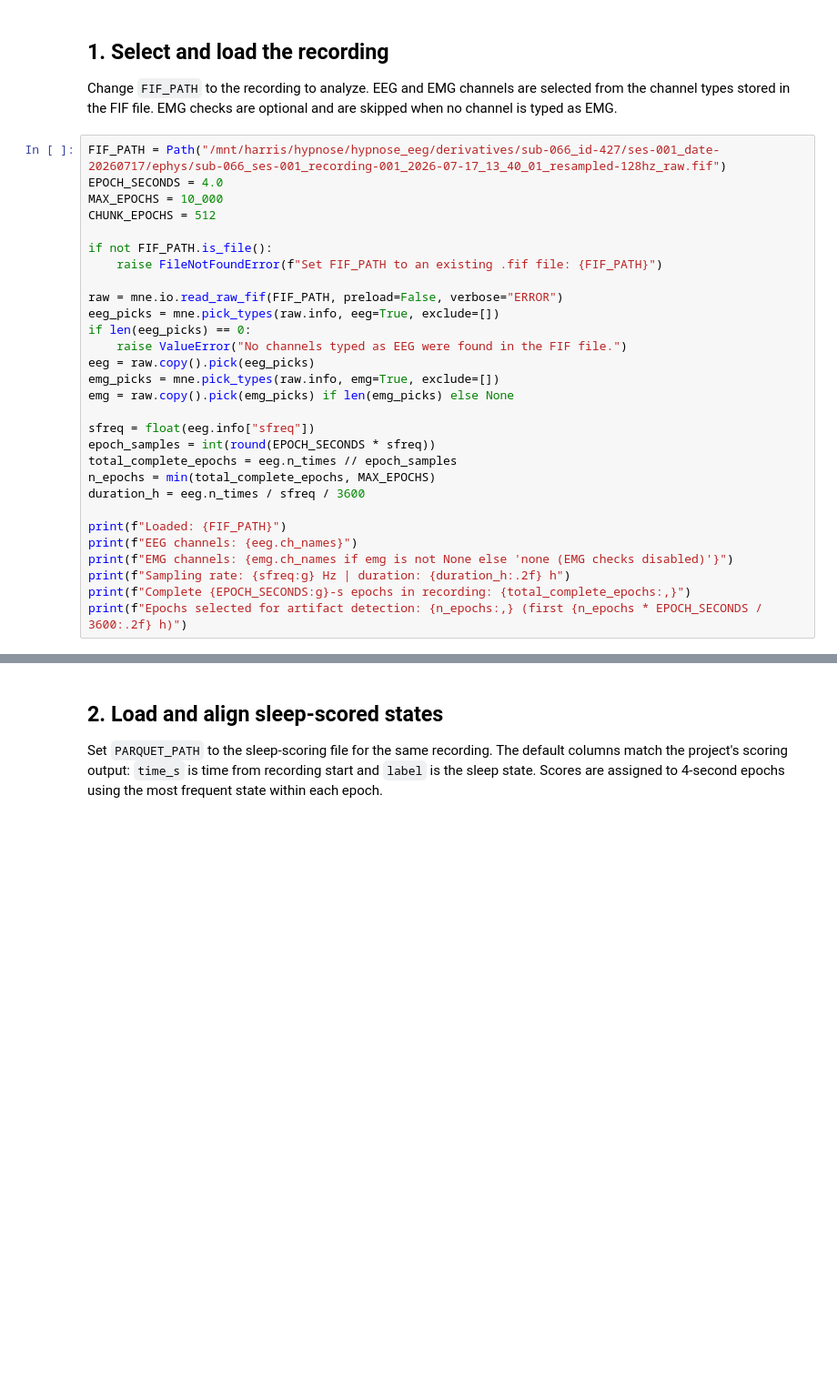
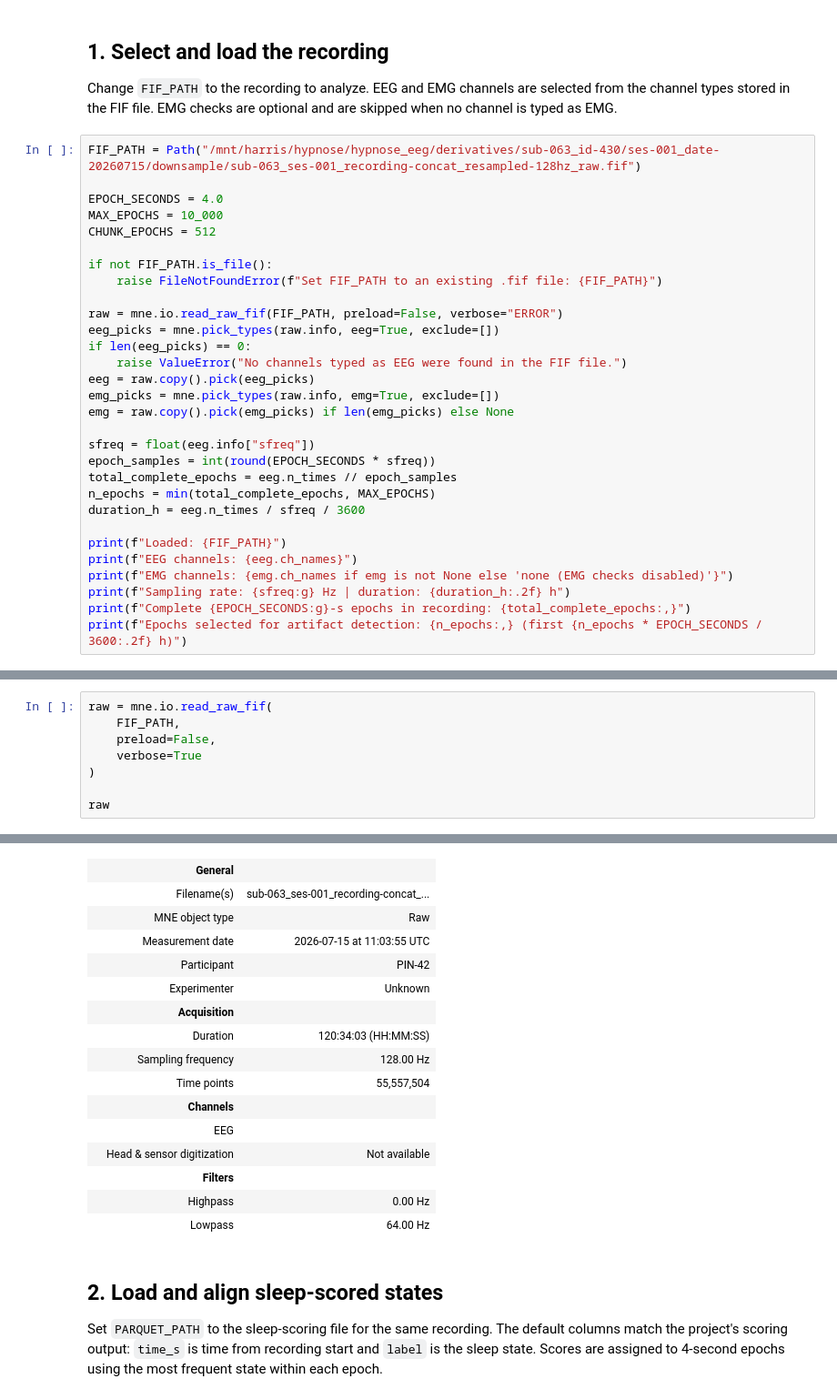
Before and after one commit to SainsburyWellcomeCentre/hypnose-eeg-preprocessing, a Jupyter notebook: notebook/fif_artifact_detection.ipynb, the cells around one changed output, grey strips where cells are left out. Shown at 91% size. Cells and saved outputs as stored; diff of their text form; blank space fills up the shorter version.

```diff
--- a/notebook/fif_artifact_detection.ipynb
+++ b/notebook/fif_artifact_detection.ipynb
@@ -17,7 +17,8 @@ pd.set_option("display.max_columns", 40)
 
 Change `FIF_PATH` to the recording to analyze. EEG and EMG channels are selected from the channel types stored in the FIF file. EMG checks are optional and are skipped when no channel is typed as EMG.
 # %%
-FIF_PATH = Path("/mnt/harris/hypnose/hypnose_eeg/derivatives/sub-066_id-427/ses-001_date-20260717/ephys/sub-066_ses-001_recording-001_2026-07-17_13_40_01_resampled-128hz_raw.fif")
+FIF_PATH = Path("/mnt/harris/hypnose/hypnose_eeg/derivatives/sub-063_id-430/ses-001_date-20260715/downsample/sub-063_ses-001_recording-concat_resampled-128hz_raw.fif")
+
 EPOCH_SECONDS = 4.0
 MAX_EPOCHS = 10_000
 CHUNK_EPOCHS = 512
@@ -54,0 +58,9 @@ Epochs selected for artifact detection: 10,000 (first 11.11 h)
+# %%
+raw = mne.io.read_raw_fif(
+    FIF_PATH,
+    preload=False,
+    verbose=True
+)
+
+raw
+# %% [output]
@@ -55,3 +71,19 @@ Epochs selected for artifact detection: 10,000 (first 11.11 h)
+|  | General |  |
+|  | Filename(s) | sub-063_ses-001_recording-concat_... |
+|  | MNE object type | Raw |
+|  | Measurement date | 2026-07-15 at 11:03:55 UTC |
+|  | Participant | PIN-42 |
+|  | Experimenter | Unknown |
+|  | Acquisition |  |
+|  | Duration | 120:34:03 (HH:MM:SS) |
+|  | Sampling frequency | 128.00 Hz |
+|  | Time points | 55,557,504 |
+|  | Channels |  |
+|  | EEG |  |
+|  | Head & sensor digitization | Not available |
+|  | Filters |  |
+|  | Highpass | 0.00 Hz |
+|  | Lowpass | 64.00 Hz |
 # %% [markdown]
 ## 2. Load and align sleep-scored states
 
```
Also changed, not shown: parts of 3 cells of this notebook, 2 other files.
